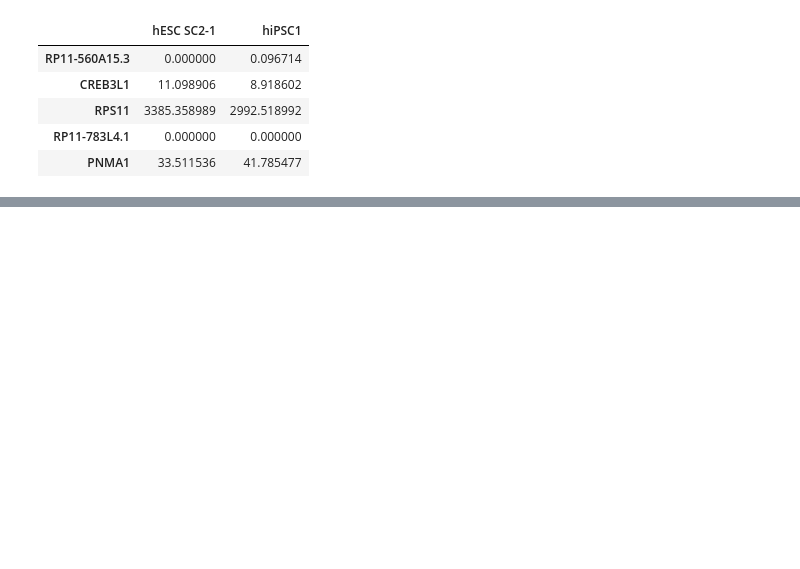
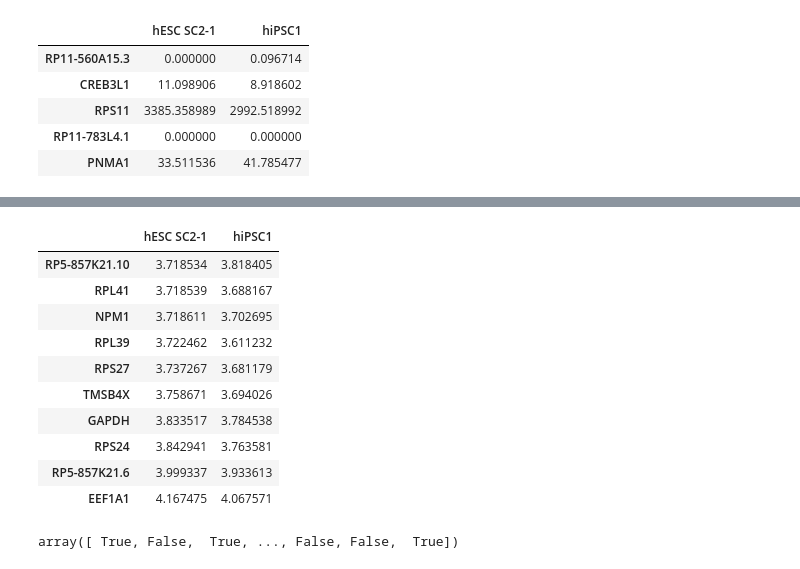
Before and after one commit to moqri/STEMREM200, a Jupyter notebook: ESC_vs_iPSC.ipynb, the cells around one changed output, grey strips where cells are left out. Drawn from its saved outputs; the diff is of its cells as text; code cells hidden in the pictures; blank space fills up the shorter version.

```diff
--- a/ESC_vs_iPSC.ipynb
+++ b/ESC_vs_iPSC.ipynb
@@ -67,0 +61,21 @@ Name: hiPSC1, dtype: float64
+# %%
+#show the most abondant transcripts
+tpm3.sort_values(esc).tail(10)
+# %% [output]
+|  | hESC SC2-1 | hiPSC1 |
+| RP5-857K21.10 | 3.718534 | 3.818405 |
+| RPL41 | 3.718539 | 3.688167 |
+| NPM1 | 3.718611 | 3.702695 |
+| RPL39 | 3.722462 | 3.611232 |
+| RPS27 | 3.737267 | 3.681179 |
+| TMSB4X | 3.758671 | 3.694026 |
+| GAPDH | 3.833517 | 3.784538 |
+| RPS24 | 3.842941 | 3.763581 |
+| RP5-857K21.6 | 3.999337 | 3.933613 |
+| EEF1A1 | 4.167475 | 4.067571 |
+# %%
+#select RPs
+RPs=tpm3.index.str.startswith('RP')
+RPs
+# %% [output]
+array([ True, False,  True, ..., False, False,  True])
```
Also changed, not shown: parts of 17 cells of this notebook.
